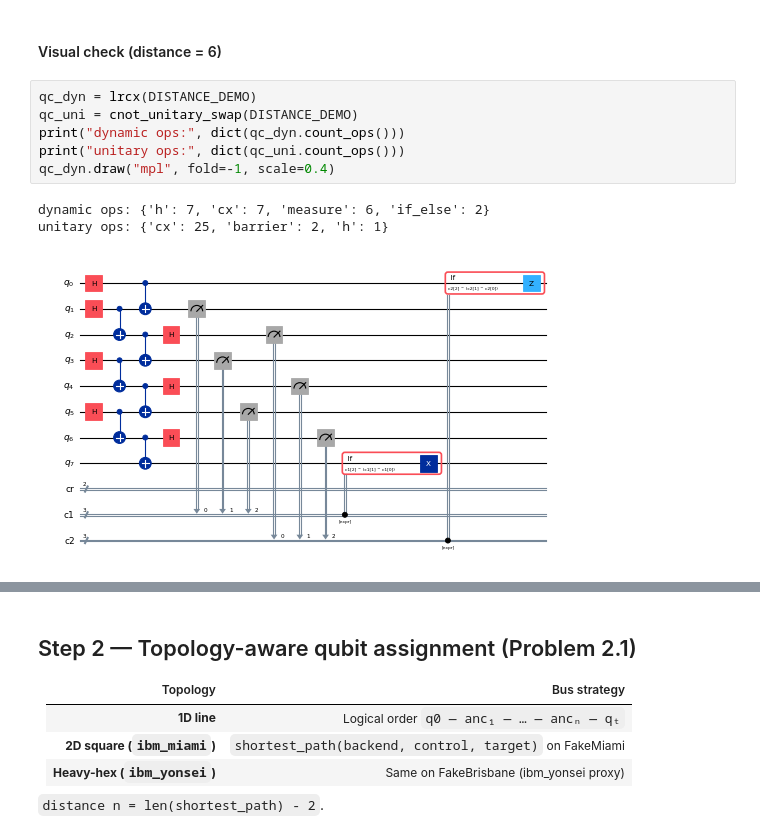
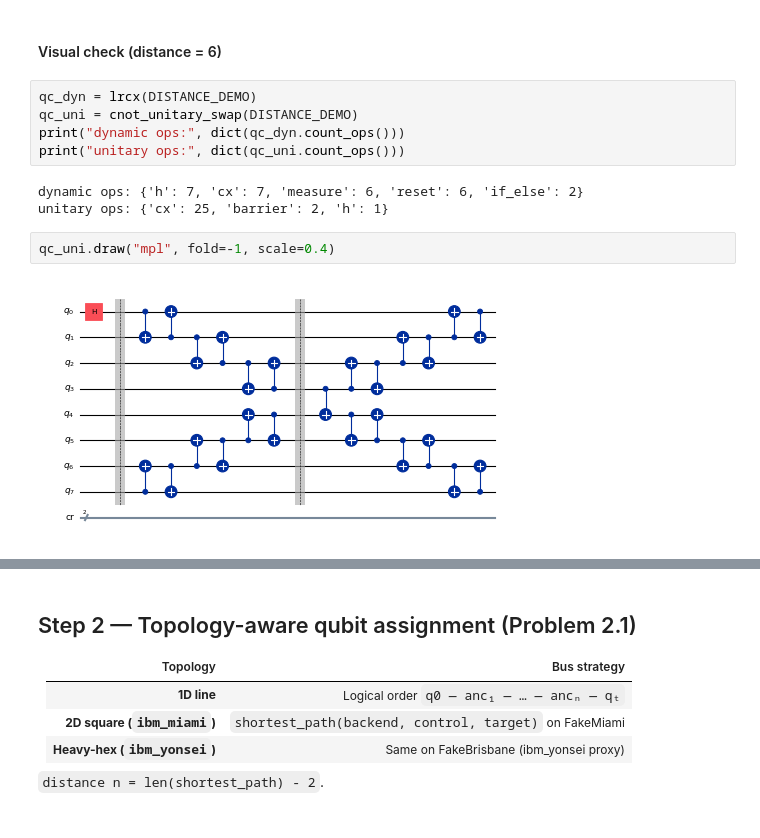
Before and after one commit to kimmmjh/qhackathon_quantumjoa, a Jupyter notebook: p2_and_3.ipynb, the cells around one changed output, grey strips where cells are left out. Cells and saved outputs as stored; diff of their text form.

```diff
--- a/p2_and_3.ipynb
+++ b/p2_and_3.ipynb
@@ -403,8 +462,10 @@ qc_dyn = lrcx(DISTANCE_DEMO)
 qc_uni = cnot_unitary_swap(DISTANCE_DEMO)
 print("dynamic ops:", dict(qc_dyn.count_ops()))
 print("unitary ops:", dict(qc_uni.count_ops()))
-qc_dyn.draw("mpl", fold=-1, scale=0.4)
 # %% [output]
-dynamic ops: {'h': 7, 'cx': 7, 'measure': 6, 'if_else': 2}
+dynamic ops: {'h': 7, 'cx': 7, 'measure': 6, 'reset': 6, 'if_else': 2}
 unitary ops: {'cx': 25, 'barrier': 2, 'h': 1}
-[figure, removed]
+# %%
+qc_uni.draw("mpl", fold=-1, scale=0.4)
+# %% [output]
+[figure, added]
```
Also changed, not shown: parts of 10 cells of this notebook.
